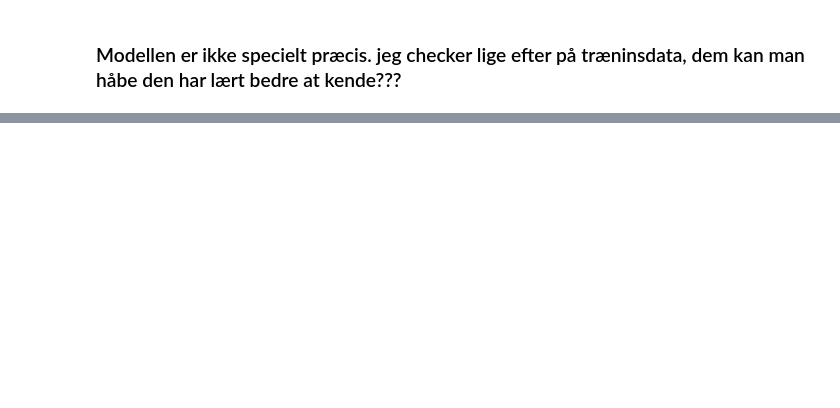
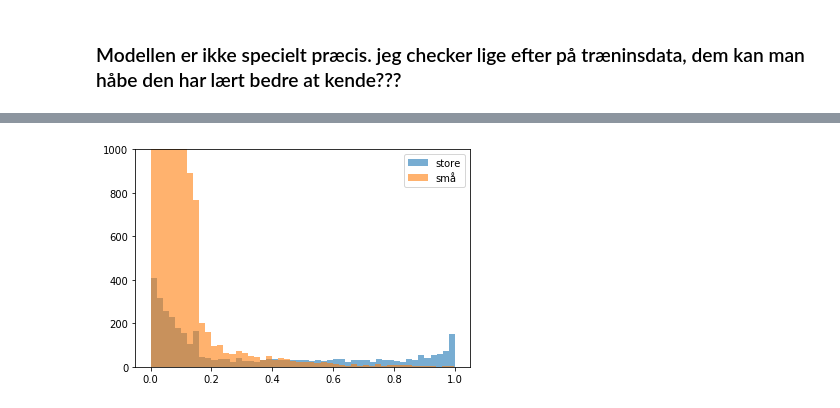
Before and after one commit to ThomasGordonClausen/FED-Analyse, a Jupyter notebook: FED_03_SplitTrainOgTest_AllData.ipynb, the cells around one changed output, grey strips where cells are left out. Saved outputs shown, nothing was run; the diff lists cells and outputs as text; code cells hidden in the pictures; blank space fills up the shorter version.

```diff
--- a/FED_03_SplitTrainOgTest_AllData.ipynb
+++ b/FED_03_SplitTrainOgTest_AllData.ipynb
@@ -352,7 +352,7 @@ print('Antal store i datasættet:    ', sum(labels))
 
 NumEstimated = 0
 for i in range(1,len(labels)):
-    if predictions[i]>0.1 and labels[i]==1:
+    if predictions[i]>0.4 and labels[i]==1:
         NumEstimated += 1
 print('antal estimeret af modellen: ', NumEstimated)
 
@@ -453,0 +466,18 @@ plt.show()
+# %%
+# jeg prøver lige at plotte "predictions i et histogram
+
+# hent data for store og små i to arrays, lav til et np array, så plotteren kan forstå data
+PlotDataSand = [x for i, x in enumerate(predictions) if labels[i]]
+PlotDataSand = np.array(PlotDataSand)
+PlotDataFalsk = [x for i, x in enumerate(predictions) if not labels[i]]
+PlotDataFalsk = np.array(PlotDataFalsk)
+
+plt.clf()  # clear figure
+plt.hist(PlotDataSand, bins=50, alpha=0.6, label='store')  # 50 bins, halv hennemsigtig
+plt.hist(PlotDataFalsk, bins=50, alpha=0.6, label='små')
+plt.legend(loc='upper right')
+plt.ylim([0, 1000])
+
+plt.show()
+# %% [output]
+[figure, added]
```
Also changed, not shown: parts of 15 cells of this notebook.
